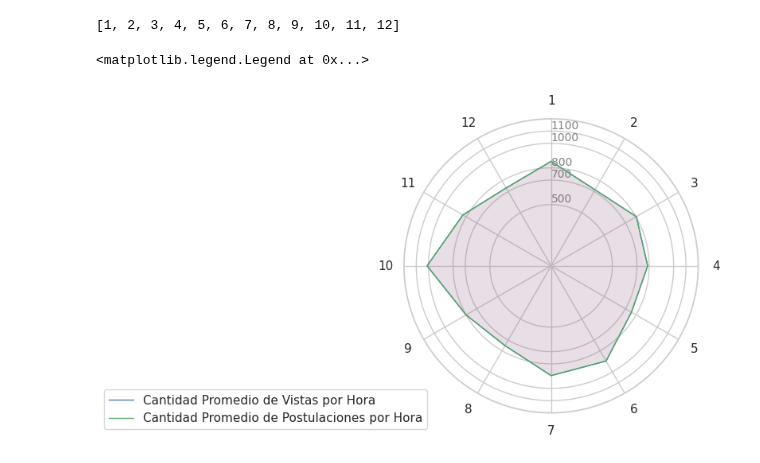
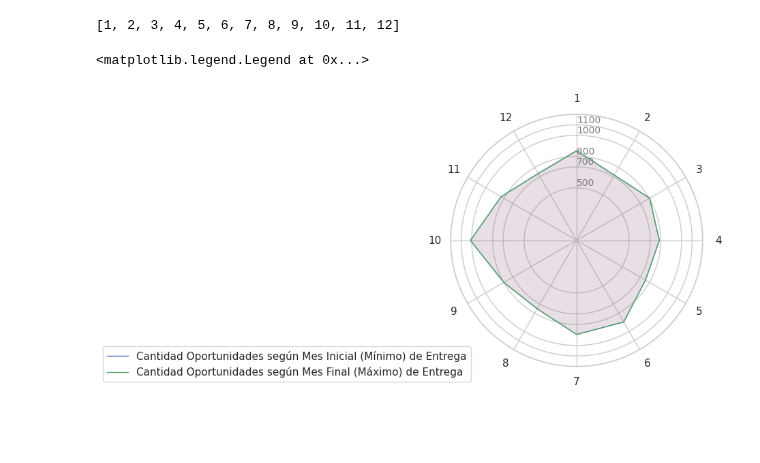
Before and after one commit to germanbc/Organizacion-de-Datos-2c2020-TP1, a Jupyter notebook: TP1-Sofia.ipynb, the cells around one changed output. Drawn from its saved outputs; the diff is of its cells as text; code cells hidden in the pictures; blank space fills up the shorter version.

```diff
--- a/TP1-Sofia.ipynb
+++ b/TP1-Sofia.ipynb
@@ -801,33 +798,33 @@ ax = plt.subplot(111, polar=True)
 
 # If you want the first axis to be on top:
 ax.set_theta_offset(pi / 2)
 ax.set_theta_direction(-1)
 
 # Draw one axe per variable + add labels labels yet
 plt.xticks(angles[:-1], categories)
 
 
 # Draw ylabels
 ax.set_rlabel_position(0)
 plt.yticks([1100,1000,800, 700, 500], ["1100","1000","800","700","500","1200"], color="grey", size=10)
 plt.ylim(0,1200)
 
 values2 = list(opportunities.groupby('Planned_Delivery_Start_Date_Month')['Opportunity_ID'].count())
 values2 += values2[:1]
-ax.plot(angles, values2, linewidth=1, linestyle='solid', label="Cantidad Promedio de Vistas por Hora")
+ax.plot(angles, values2, linewidth=1, linestyle='solid', label="Cantidad Oportunidades según Mes Inicial (Mínimo) de Entrega")
 ax.fill(angles, values2, 'b', alpha=0.1)
 
 
 
 
 values = list(opportunities.groupby('Planned_Delivery_Start_Date_Month')['Opportunity_ID'].count())
 values += values[:1]
-ax.plot(angles, values, linewidth=1, linestyle='solid',color = "C2", label="Cantidad Promedio de Postulaciones por Hora")
+ax.plot(angles, values, linewidth=1, linestyle='solid',color = "C2", label="Cantidad Oportunidades según Mes Final (Máximo) de Entrega")
 ax.fill(angles, values, 'r', alpha=0.1)
 
 
 
 plt.legend(loc='upper right', bbox_to_anchor=(0.1, 0.1))
 # %% [output]
 <matplotlib.legend.Legend at 0x...>
-[figure, old version]
+[figure, new version]
```
Also changed, not shown: parts of 10 cells of this notebook.
